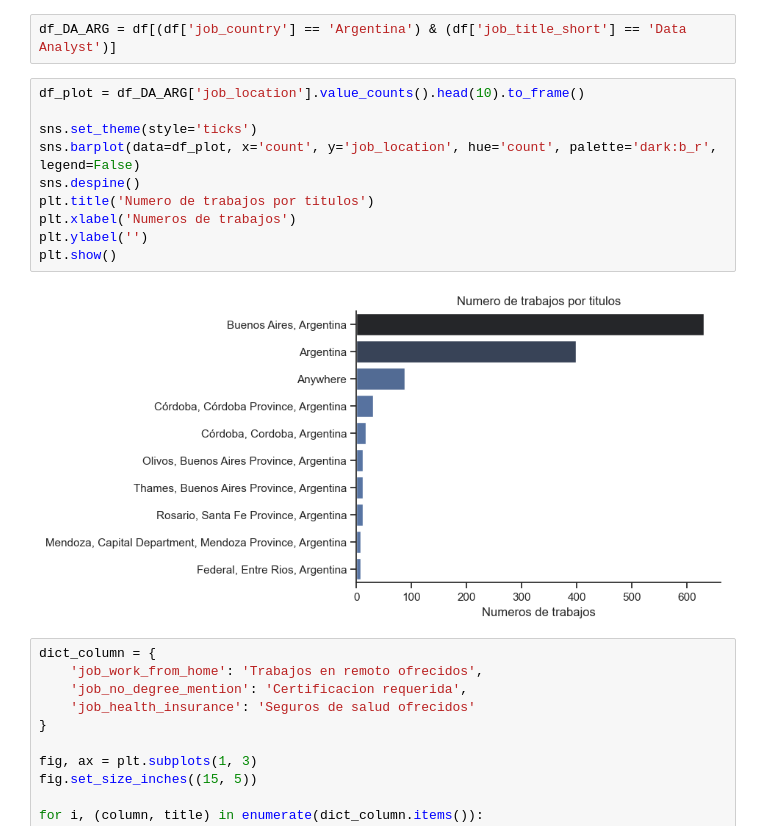
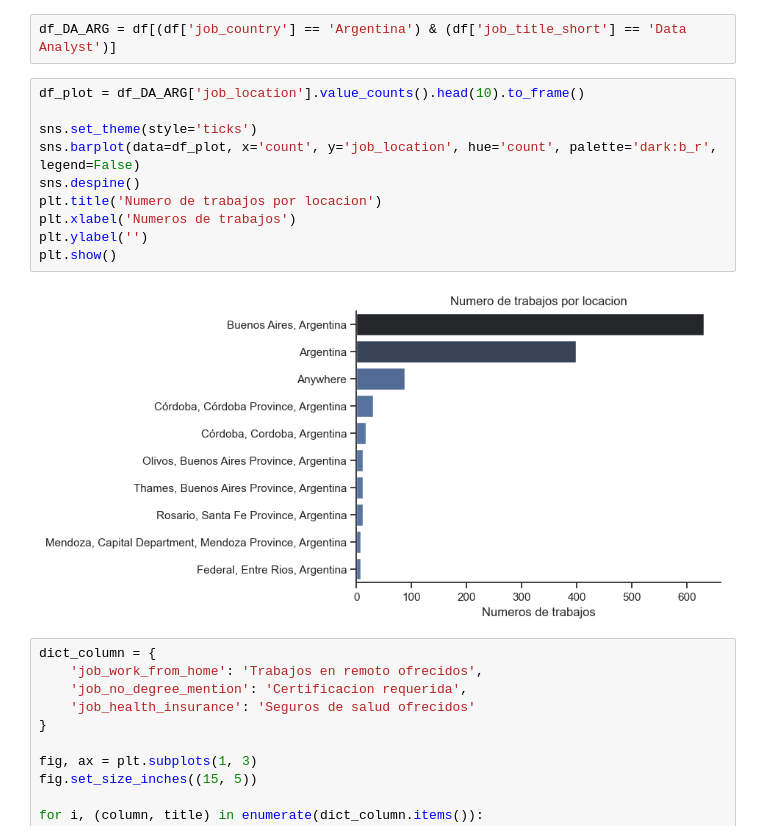
Before and after one commit to maximoPasturensi/Analisis-Mercado-Data-Arg, a Jupyter notebook: proyecto/1_EDA_Intro.ipynb, the cells around one changed output. Drawn from its saved outputs; the diff is of its cells as text.

```diff
--- a/proyecto/1_EDA_Intro.ipynb
+++ b/proyecto/1_EDA_Intro.ipynb
@@ -17,15 +17,15 @@ df_DA_ARG = df[(df['job_country'] == 'Argentina') & (df['job_title_short'] == 'D
 # %%
 df_plot = df_DA_ARG['job_location'].value_counts().head(10).to_frame()
 
 sns.set_theme(style='ticks')
 sns.barplot(data=df_plot, x='count', y='job_location', hue='count', palette='dark:b_r', legend=False)
 sns.despine()
-plt.title('Numero de trabajos por titulos')
+plt.title('Numero de trabajos por locacion')
 plt.xlabel('Numeros de trabajos')
 plt.ylabel('')
 plt.show()
 # %% [output]
-[figure, old version]
+[figure, new version]
 # %%
 dict_column = {
     'job_work_from_home': 'Trabajos en remoto ofrecidos',
```
Also changed, not shown: 7 other files.
